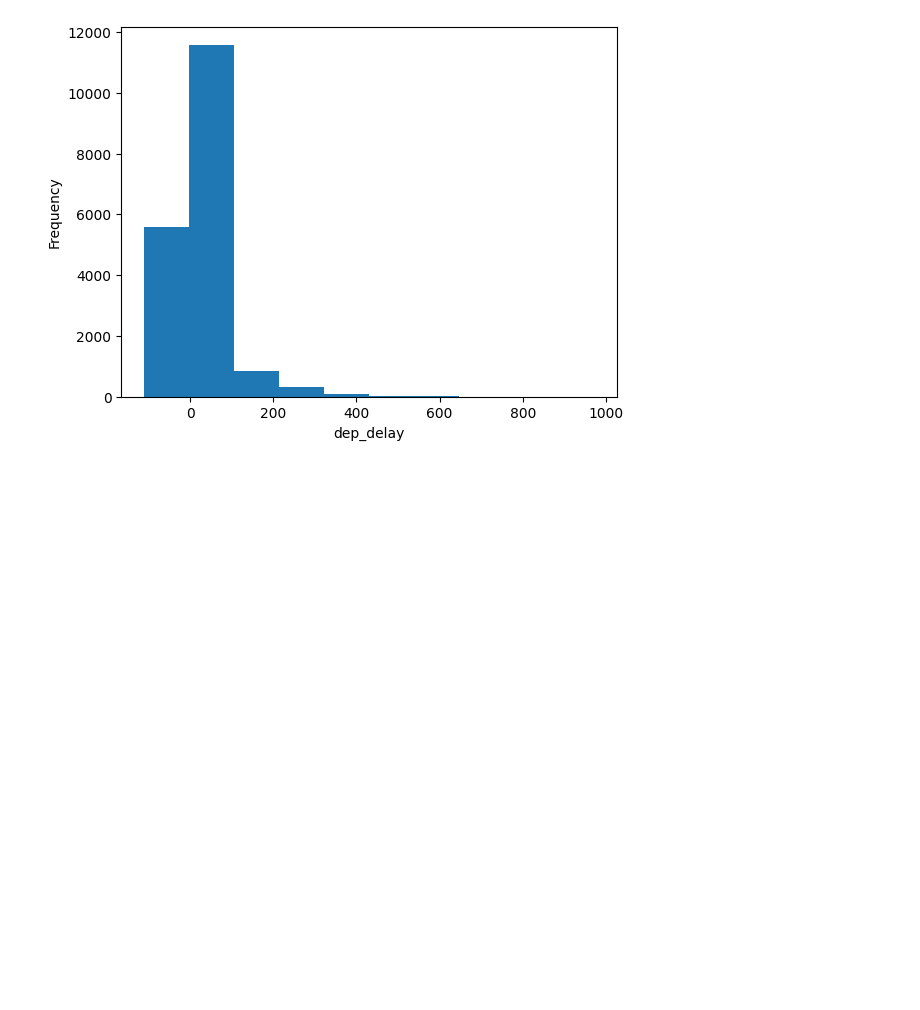
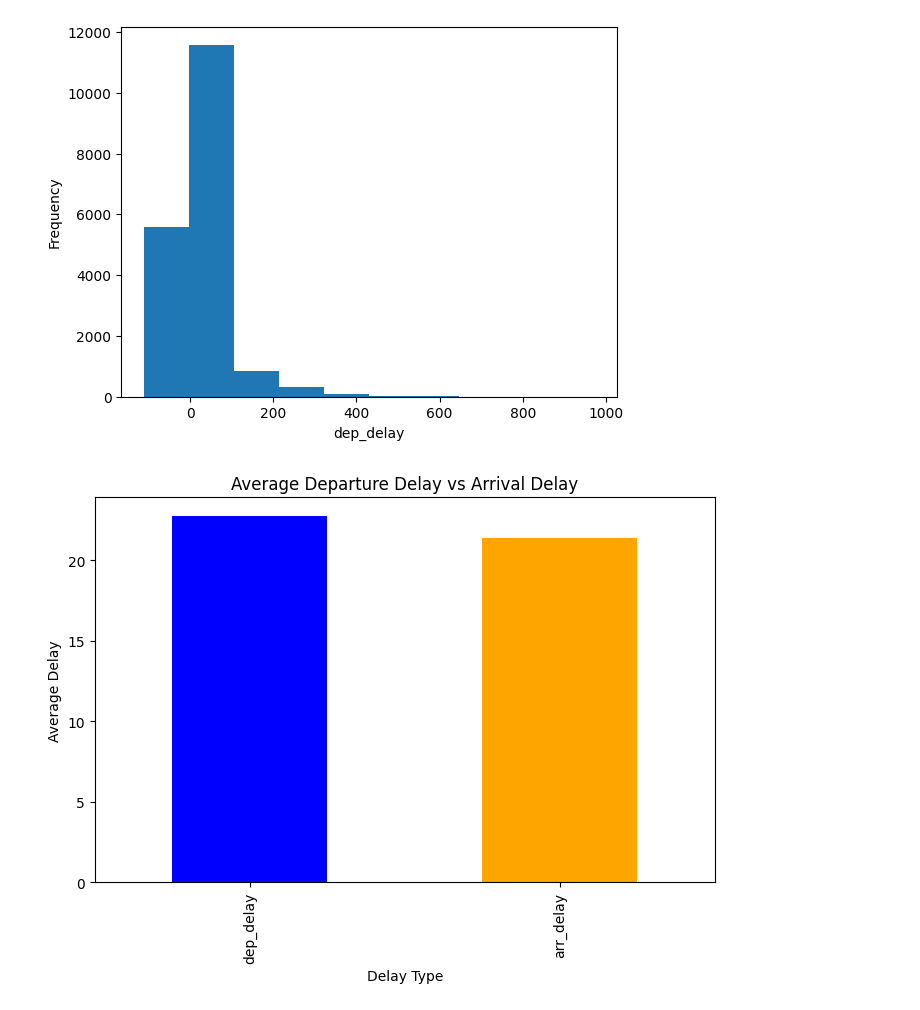
Before and after one commit to KiranVenkadesh/Case-Study-of-Python, a Jupyter notebook: Intermediate_assessment_1.ipynb, the cells around one changed output. Cells and saved outputs as stored; diff of their text form; code cells hidden in the pictures; blank space fills up the shorter version.

```diff
--- a/Intermediate_assessment_1.ipynb
+++ b/Intermediate_assessment_1.ipynb
@@ -279,3 +279,14 @@ plt.ylabel('Frequency')
 plt.show()
 # %% [output]
 [figure]
+# %%
+average_delays = data[['dep_delay', 'arr_delay']].mean()
+
+plt.figure(figsize=(8, 5))
+average_delays.plot(kind='bar', color=['blue', 'orange'])
+plt.title('Average Departure Delay vs Arrival Delay')
+plt.xlabel('Delay Type')
+plt.ylabel('Average Delay')
+plt.show()
+# %% [output]
+[figure, added]
```
